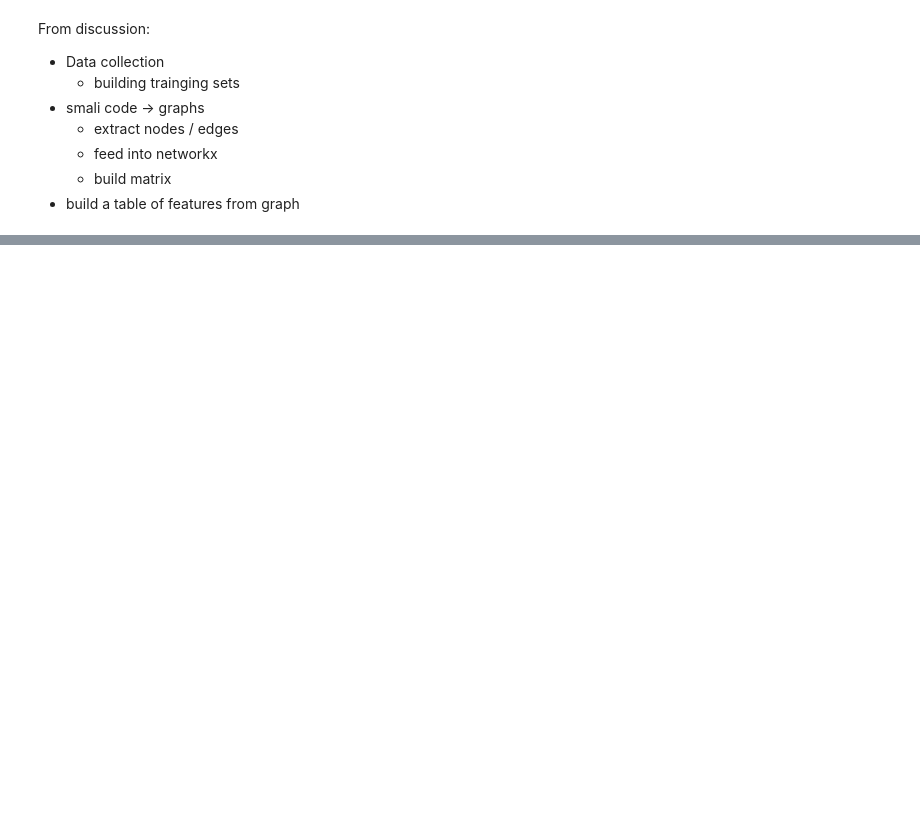
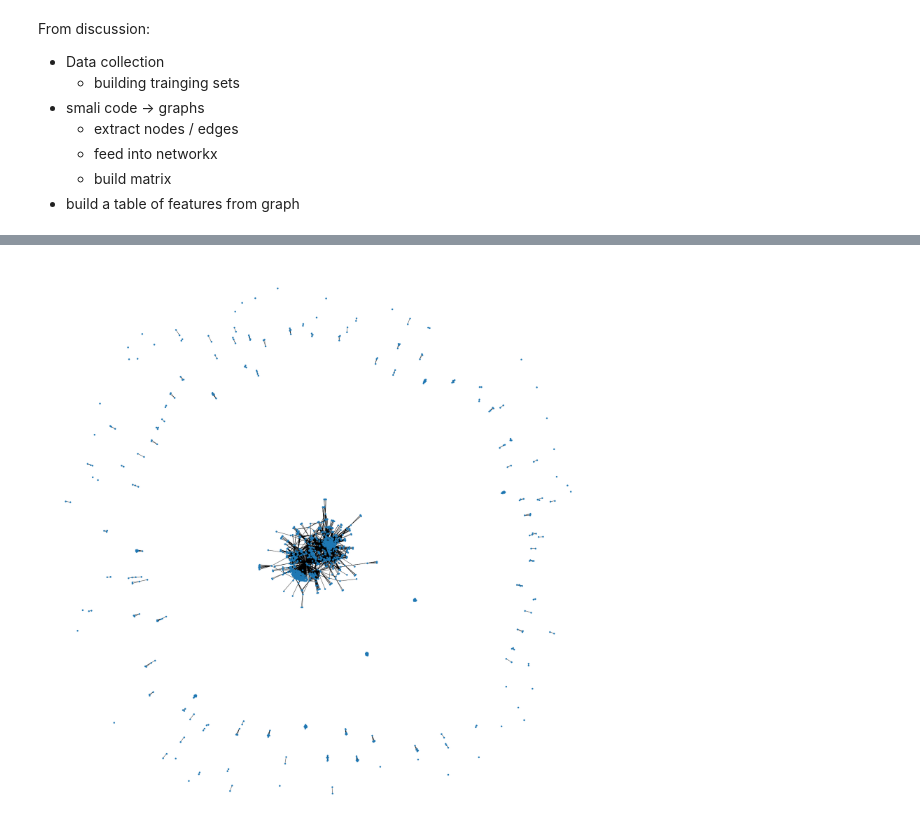
Before and after one commit to jeffliao8888/hindroid-replication, a Jupyter notebook: class_hw/w4_apiGraphs/api_code.ipynb, the cells around one changed output, grey strips where cells are left out. Cells and saved outputs as stored; diff of their text form; code cells hidden in the pictures; blank space fills up the shorter version.

```diff
--- a/class_hw/w4_apiGraphs/api_code.ipynb
+++ b/class_hw/w4_apiGraphs/api_code.ipynb
@@ -113,0 +92,5 @@ nx.draw(B, node_size=50)
+# %%
+plt.figure(figsize=(30,30))
+nx.draw(I, node_size=30)
+# %% [output]
+[figure, added]
```
Also changed, not shown: parts of 16 cells of this notebook, 5 other files.
